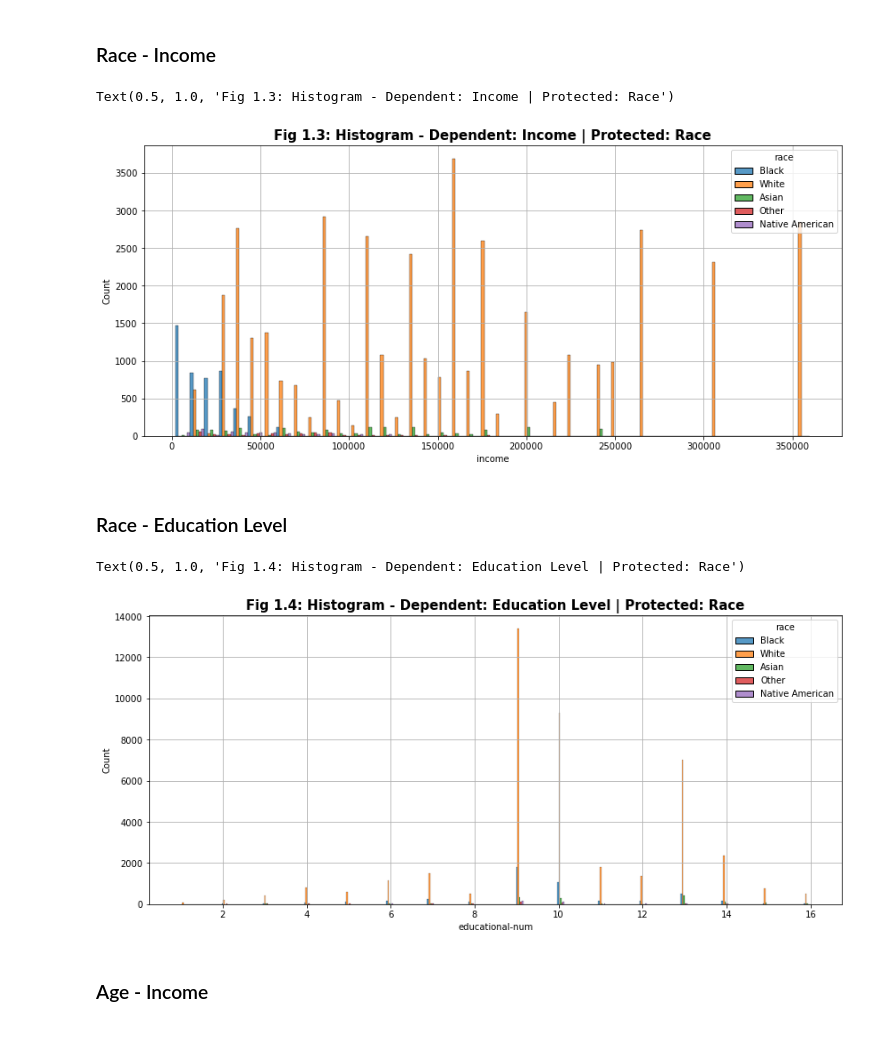
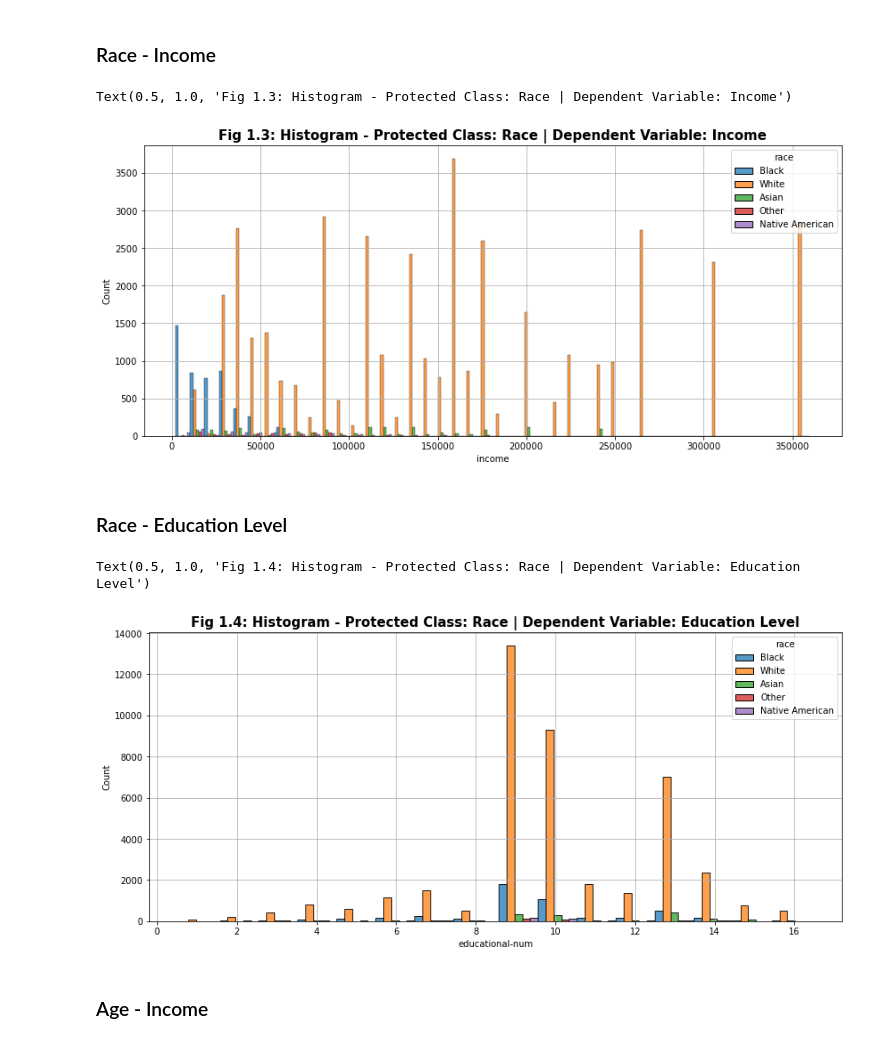
Before and after one commit to rahalrsh/adult-income-project, a Jupyter notebook: adult-income.ipynb, the cells around one changed output. Drawn from its saved outputs; the diff is of its cells as text; code cells hidden in the pictures.

```diff
--- a/adult-income.ipynb
+++ b/adult-income.ipynb
@@ -284,20 +278,20 @@ Text(0.5, 1.0, 'Fig 1.2: Histogram - Dependent: Education Level | Protected: Gen
 fig, ax = plt.subplots(figsize=(14,6))
 g=sns.histplot(data=data, x="income", hue="race", multiple="dodge", shrink=1, ax =ax)
 plt.grid()
-plt.title('Fig 1.3: Histogram - Dependent: Income | Protected: Race', fontdict={'fontsize': 15, 'fontweight': 'heavy'})
+plt.title('Fig 1.3: Histogram - Protected Class: Race | Dependent Variable: Income', fontdict={'fontsize': 15, 'fontweight': 'heavy'})
 # %% [output]
-Text(0.5, 1.0, 'Fig 1.3: Histogram - Dependent: Income | Protected: Race')
+Text(0.5, 1.0, 'Fig 1.3: Histogram - Protected Class: Race | Dependent Variable: Income')
-[figure, old version]
+[figure, new version]
 # %% [markdown]
 ### Race - Education Level
 # %%
 fig, ax = plt.subplots(figsize=(14,6))
-g=sns.histplot(data=data, x="educational-num", hue="race", multiple="dodge", shrink=1, ax =ax)
+g=sns.histplot(data=data, x="educational-num", hue="race", multiple="dodge", shrink=6, ax =ax)
 plt.grid()
-plt.title('Fig 1.4: Histogram - Dependent: Education Level | Protected: Race', fontdict={'fontsize': 15, 'fontweight': 'heavy'})
+plt.title('Fig 1.4: Histogram - Protected Class: Race | Dependent Variable: Education Level', fontdict={'fontsize': 15, 'fontweight': 'heavy'})
 # %% [output]
-Text(0.5, 1.0, 'Fig 1.4: Histogram - Dependent: Education Level | Protected: Race')
+Text(0.5, 1.0, 'Fig 1.4: Histogram - Protected Class: Race | Dependent Variable: Education Level')
-[figure, old version]
+[figure, new version]
 # %% [markdown]
 ### Age - Income
 # %%
```
Also changed, not shown: parts of 7 cells of this notebook.
